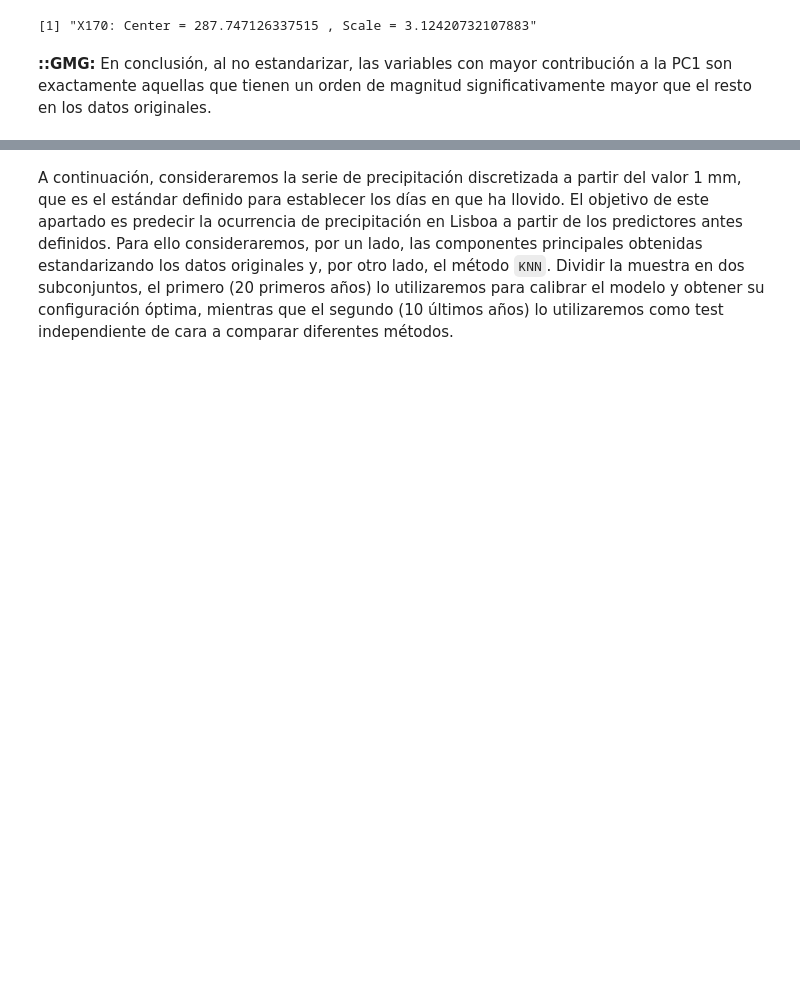
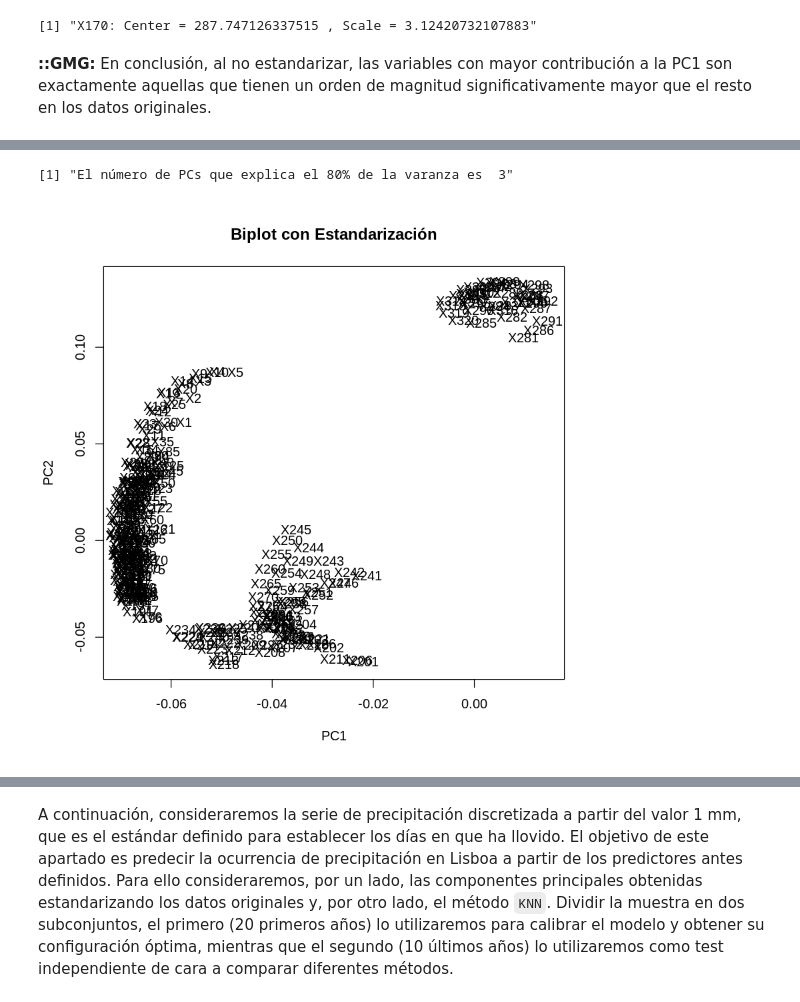
Before and after one commit to yerartdev/uc-m1966-datamining, a Jupyter notebook: d2/T02-m1966-clasificacion-reduccion-dimensionalidad.ipynb, the cells around one changed output, grey strips where cells are left out. Drawn from its saved outputs; the diff is of its cells as text; code cells hidden in the pictures; blank space fills up the shorter version.

Commit message:
m1966 - práctica T02 (pca): punto 2, pca com meteo (sin y), lattice dotplot y set union para selección de variables (?), train/set de meteo para knn

```diff
--- a/d2/T02-m1966-clasificacion-reduccion-dimensionalidad.ipynb
+++ b/d2/T02-m1966-clasificacion-reduccion-dimensionalidad.ipynb
@@ -434,0 +459,15 @@ paste('X170: Center =', pca_full_scaled$center[171], ', Scale =', pca_full_scale
+# %%
+#::GMG::Cojo las PCs que explican el 80% de la varianza
+var_exp <- 100*cumsum(pca_x_scaled$sdev^2/sum(pca_x_scaled$sdev^2))
+paste('El número de PCs que explica el 80% de la varanza es ', max(which(var_exp <= 80)))
+# %% [output]
+[1] "El número de PCs que explica el 80% de la varanza es  3"
+# %%
+#::GMG::Visión general de los loadings para PC1 y PC2
+plot(pca_x_scaled$rotation, cex = 0)
+text(pca_x_scaled$rotation,
+     labels = labels(pca_x_scaled$rotation)[[1]],
+     cex = 1)
+title('Biplot con Estandarización')
+# %% [output]
+[figure, added]
```
Also changed, not shown: parts of 24 cells of this notebook.
